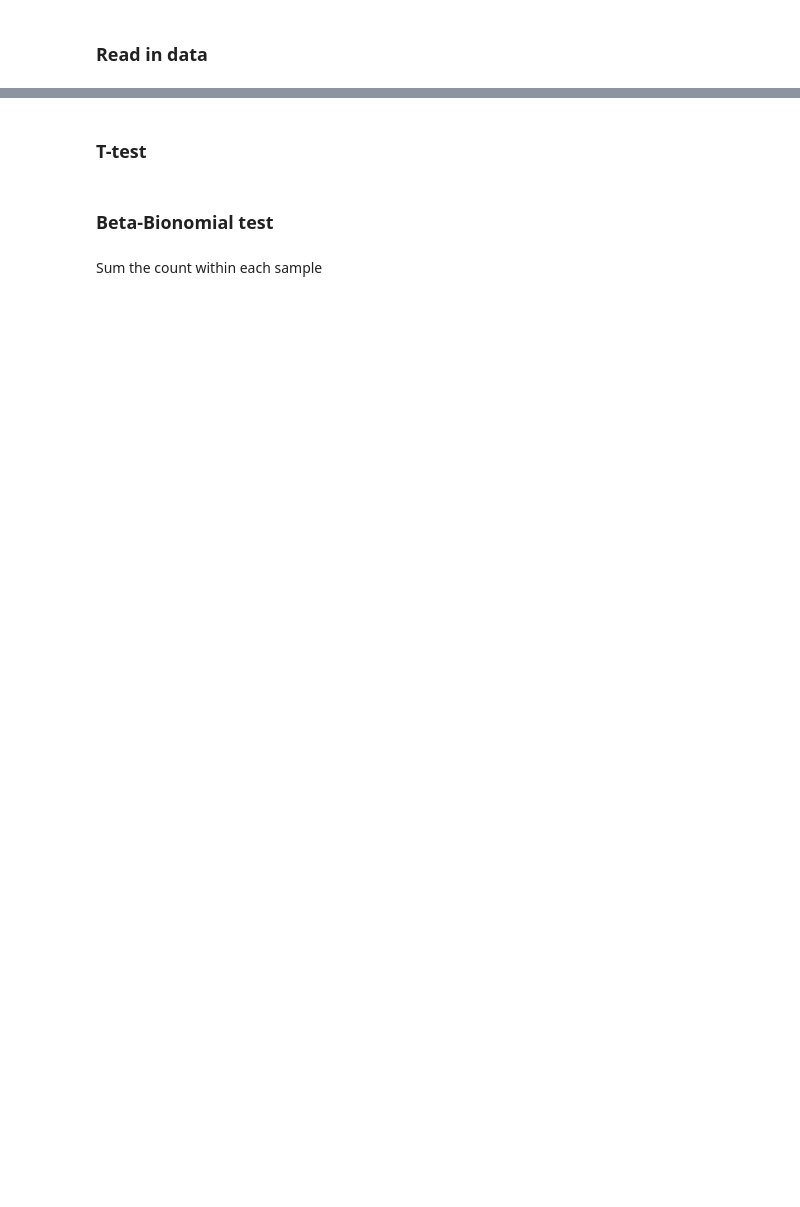
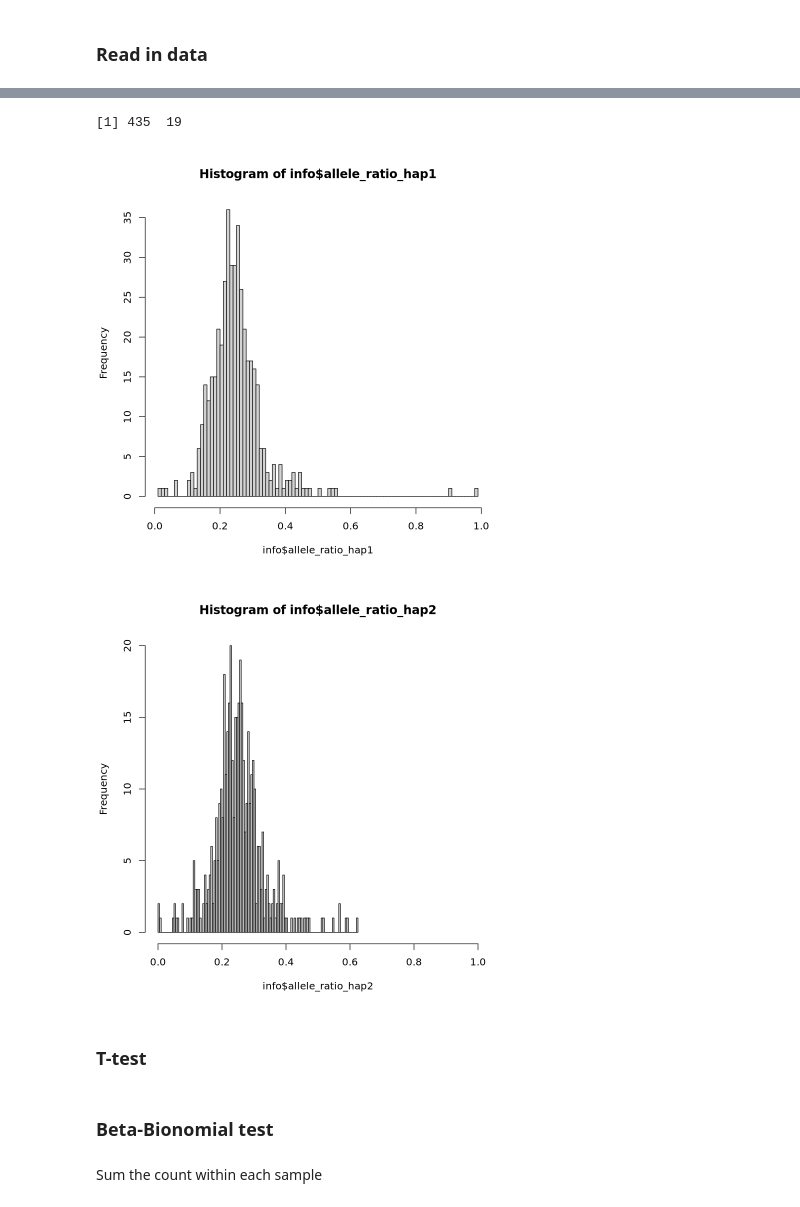
Before and after one commit to nadjano/polyploid-allele-exp, a Jupyter notebook: scripts/investigate_cis_AI.ipynb, the cells around one changed output, grey strips where cells are left out. Saved outputs shown, nothing was run; the diff lists cells and outputs as text; code cells hidden in the pictures; blank space fills up the shorter version.

```diff
--- a/scripts/investigate_cis_AI.ipynb
+++ b/scripts/investigate_cis_AI.ipynb
@@ -74,3 +106,15 @@ A data.frame: 7638 × 19
+# %%
+# filter the info to only keep the synts that are in the raw_counts_filter
+info = info[info$Synt_id %in% rownames(raw_counts_filter),]
+dim(info)
+
+hist(info$allele_ratio_hap1, breaks = 100)
+
+hist(info$allele_ratio_hap2, breaks = 100,xlim = c(0,1))
+# %% [output]
+[1] 435  19
+[figure, added]
+[figure, added]
 # %% [markdown]
 ### T-test
 # %% [markdown]
```
Also changed, not shown: parts of 14 cells of this notebook, 16 other files.
